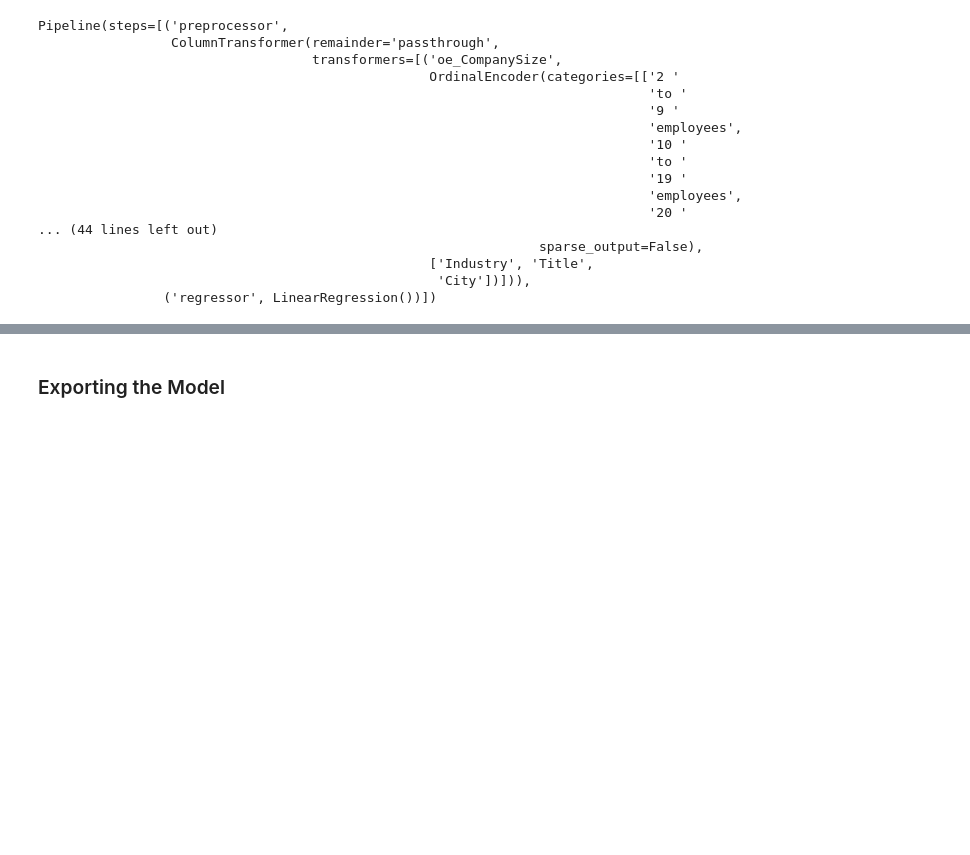
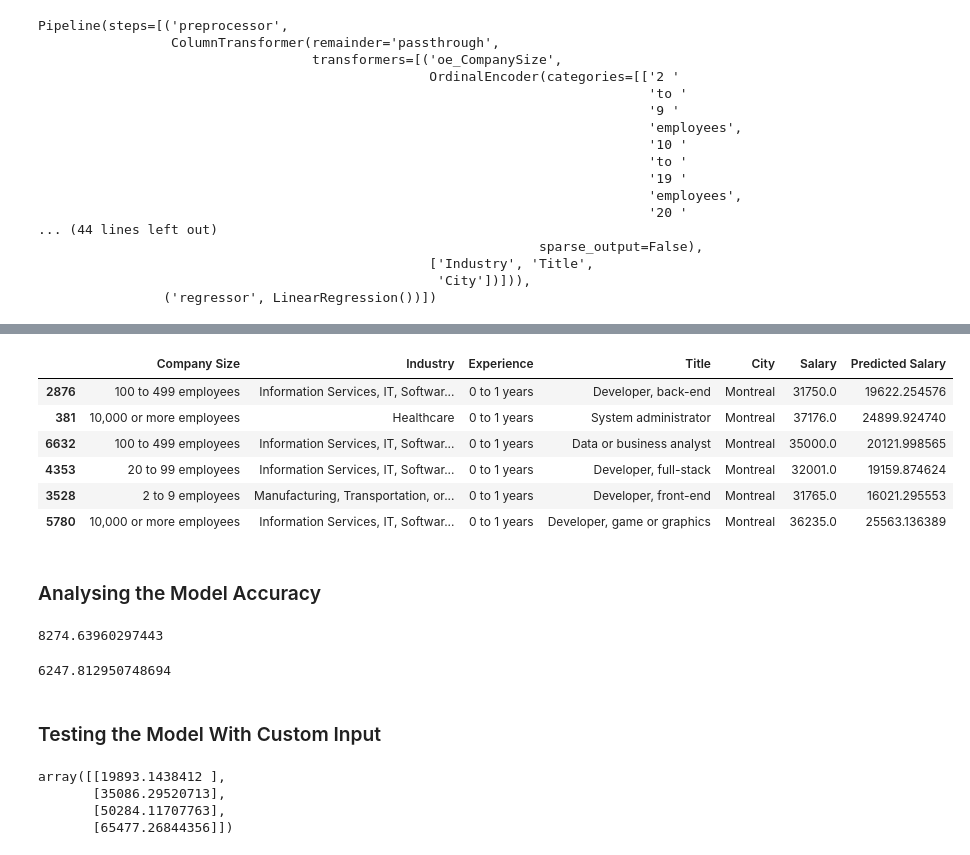
Before and after one commit to MounirAia/Canadian-Tech-Salary-Prediction-App, a Jupyter notebook: data/CreationMLModel.ipynb, the cells around one changed output, grey strips where cells are left out. Saved outputs shown, nothing was run; the diff lists cells and outputs as text; code cells hidden in the pictures; blank space fills up the shorter version.

```diff
--- a/data/CreationMLModel.ipynb
+++ b/data/CreationMLModel.ipynb
@@ -262,0 +225,10 @@ array([27.13754167, 38.73625   , 50.33772917, 61.9364375 ])
+# %%
+# Initialize the StandardScaler
+scaler = StandardScaler()
+
+# Fit and transform the training set
+y_train_scaled = scaler.fit_transform(y_train.values.reshape(-1, 1))
+
+# Transform the test set using the same scaler
+y_test_scaled = scaler.transform(y_test.values.reshape(-1, 1))
+y_train_scaled
@@ -262,0 +243,5 @@ array([27.13754167, 38.73625   , 50.33772917, 61.9364375 ])
+# %%
+pipeline = Pipeline(steps=[('preprocessor', transformer),
+                             ('regressor', LinearRegression())])
+# %%
+pipeline.fit(X_train, y_train_scaled)
@@ -263,2 +266,40 @@ array([27.13754167, 38.73625   , 50.33772917, 61.9364375 ])
+# %%
+# Make predictions on the standardized test set
+y_pred_scaled = pipeline.predict(X_test)
+
+# Inverse transform the predictions to get them back to the original scale
+y_pred = scaler.inverse_transform(y_pred_scaled)
+# %%
+Copy_X_test = X_test.copy()
+Copy_X_test["Salary"] = y_test
+Copy_X_test["Predicted Salary"] = y_pred
+Copy_X_test[Copy_X_test["Experience"]=="0 to 1 years"][Copy_X_test["City"]=="Montreal"]
+# %% [output]
+|  | Company Size | Industry | Experience | Title | City | Salary | Predicted Salary |
+| 2876 | 100 to 499 employees | Information Services, IT, Softwar... | 0 to 1 years | Developer, back-end | Montreal | 31750.0 | 19622.254576 |
+| 381 | 10,000 or more employees | Healthcare | 0 to 1 years | System administrator | Montreal | 37176.0 | 24899.924740 |
+| 6632 | 100 to 499 employees | Information Services, IT, Softwar... | 0 to 1 years | Data or business analyst | Montreal | 35000.0 | 20121.998565 |
+| 4353 | 20 to 99 employees | Information Services, IT, Softwar... | 0 to 1 years | Developer, full-stack | Montreal | 32001.0 | 19159.874624 |
+| 3528 | 2 to 9 employees | Manufacturing, Transportation, or... | 0 to 1 years | Developer, front-end | Montreal | 31765.0 | 16021.295553 |
+| 5780 | 10,000 or more employees | Information Services, IT, Softwar... | 0 to 1 years | Developer, game or graphics | Montreal | 36235.0 | 25563.136389 |
 # %% [markdown]
-### Exporting the Model
+### Analysing the Model Accuracy
+# %%
+mse = mean_squared_error(y_test, y_pred)
+math.sqrt(mse)
+# %% [output]
+8274.63960297443
+# %%
+mae = mean_absolute_error(y_test, y_pred)
+mae
+# %% [output]
+6247.812950748694
+# %% [markdown]
+### Testing the Model With Custom Input
+# %%
+scaler.inverse_transform(pipeline.predict(testDF))
+# %% [output]
+array([[19893.1438412 ],
+       [35086.29520713],
+       [50284.11707763],
+       [65477.26844356]])
```
Also changed, not shown: parts of 71 cells of this notebook, 3 other files.
